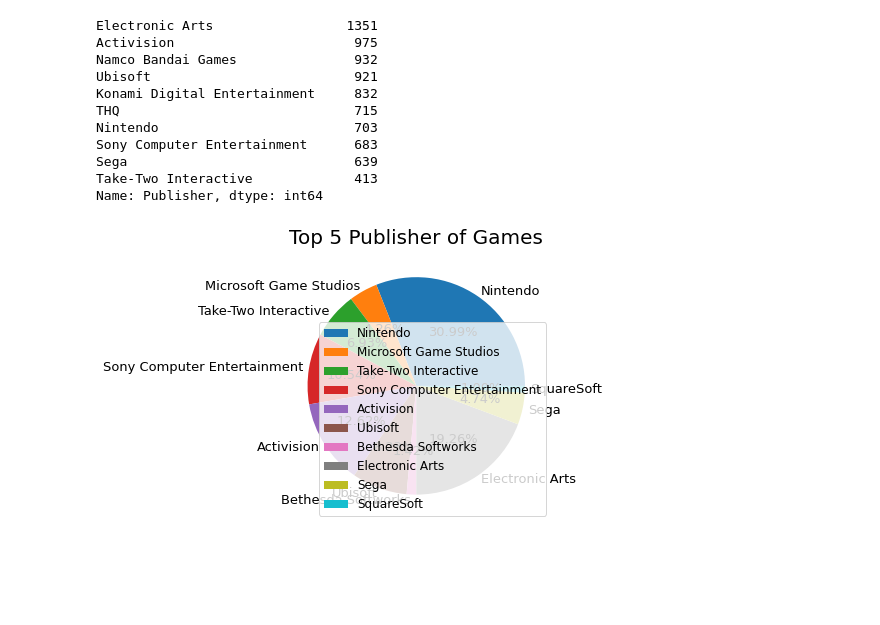
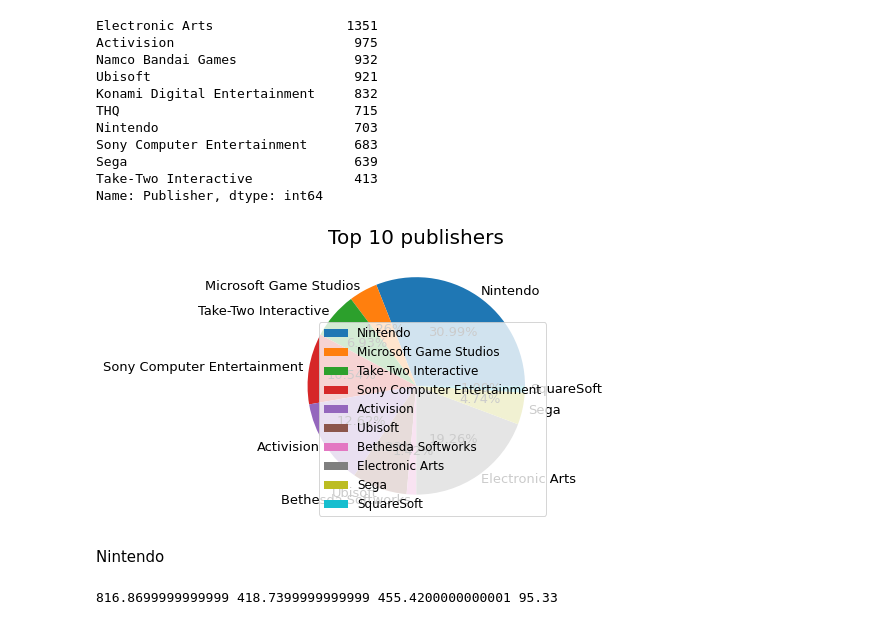
Before and after one commit to PaulaNuno/storytelling-project, a Jupyter notebook: data_cleaning.ipynb, the cells around one changed output. Cells and saved outputs as stored; diff of their text form; code cells hidden in the pictures; blank space fills up the shorter version.

```diff
--- a/data_cleaning.ipynb
+++ b/data_cleaning.ipynb
@@ -141,9 +135,11 @@ top_10_publisher = global_sale_publisher[:10]
 # %%
 plt.figure(figsize = (6.5,5))
 plt.pie(top_10_publisher,labels = top_10_publisher.index,autopct = "%.2f%%",textprops = {"fontsize":13},labeldistance = 1.05)
 plt.legend(loc = 4,fontsize  = 12)
-plt.title("Top 5 Publisher of Games",fontdict = {"fontsize":20,"fontweight":25})
-plt.savefig("Top 5 Publisher of Games",dpi = 300)
+plt.title("Top 10 publishers",fontdict = {"fontsize":20,"fontweight":25})
+plt.savefig("Top 10 publishers",dpi = 300)
 plt.show()
 # %% [output]
-[figure, old version]
+[figure, new version]
+# %% [markdown]
+Nintendo
@@ -149,0 +148,9 @@ plt.show()
+# %%
+na_sales = nintendo['NA_Sales'].sum()
+eu_sales = nintendo['EU_Sales'].sum()
+jp_sales = nintendo['JP_Sales'].sum()
+other_sales = nintendo['Other_Sales'].sum()
+
+print(na_sales, eu_sales, jp_sales, other_sales)
+# %% [output]
+816.8699999999999 418.7399999999999 455.4200000000001 95.33
```
Also changed, not shown: parts of 7 cells of this notebook, 1 other file.
